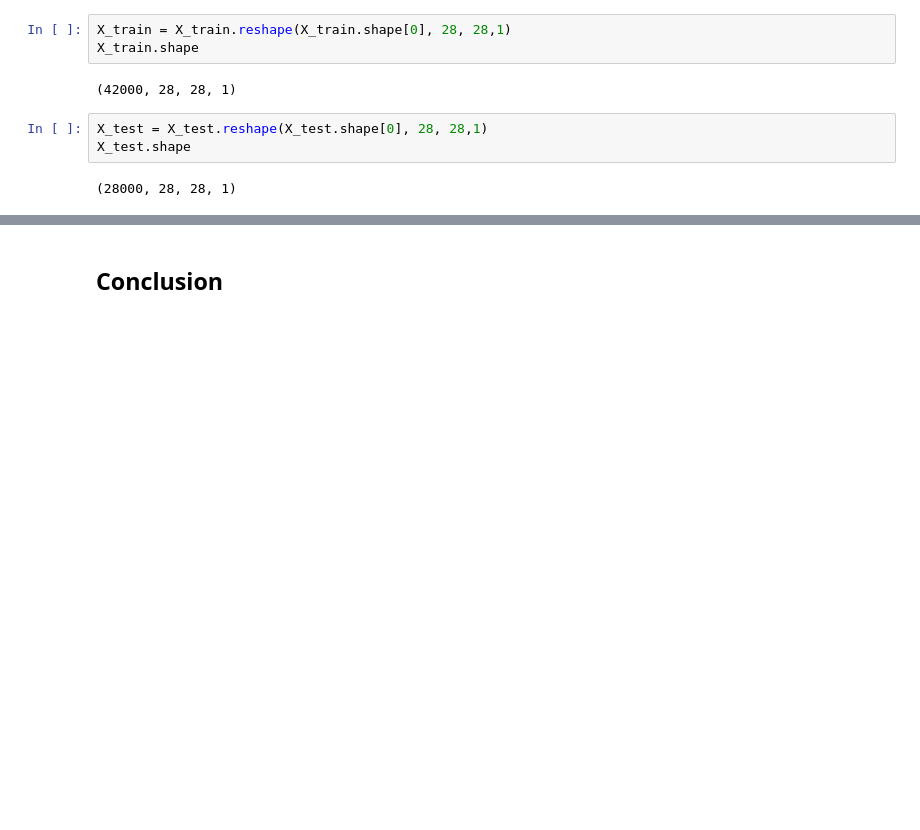
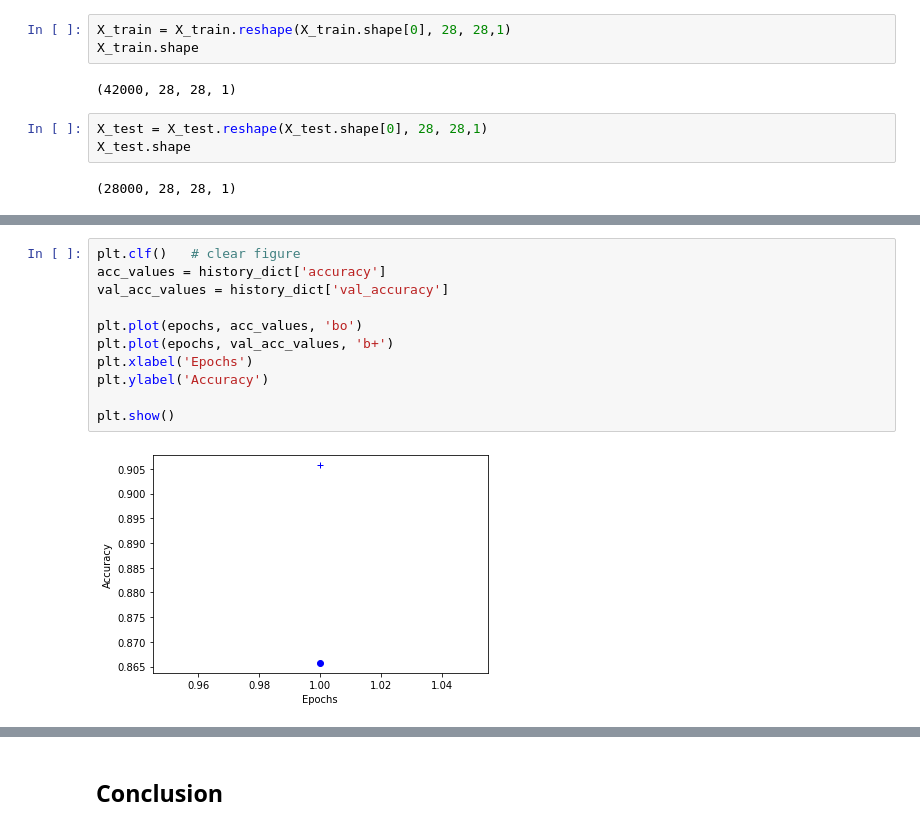
Before and after one commit to michaelchyan/MSDS422, a Jupyter notebook: Module_7_Digit_Recognizer.ipynb, the cells around one changed output, grey strips where cells are left out. Cells and saved outputs as stored; diff of their text form; blank space fills up the shorter version.

```diff
--- a/Module_7_Digit_Recognizer.ipynb
+++ b/Module_7_Digit_Recognizer.ipynb
@@ -131,0 +199,13 @@ model.compile(loss="sparse_categorical_crossentropy",
+# %%
+plt.clf()   # clear figure
+acc_values = history_dict['accuracy']
+val_acc_values = history_dict['val_accuracy']
+
+plt.plot(epochs, acc_values, 'bo')
+plt.plot(epochs, val_acc_values, 'b+')
+plt.xlabel('Epochs')
+plt.ylabel('Accuracy')
+
+plt.show()
+# %% [output]
+[figure, added]
```
Also changed, not shown: parts of 26 cells of this notebook.
